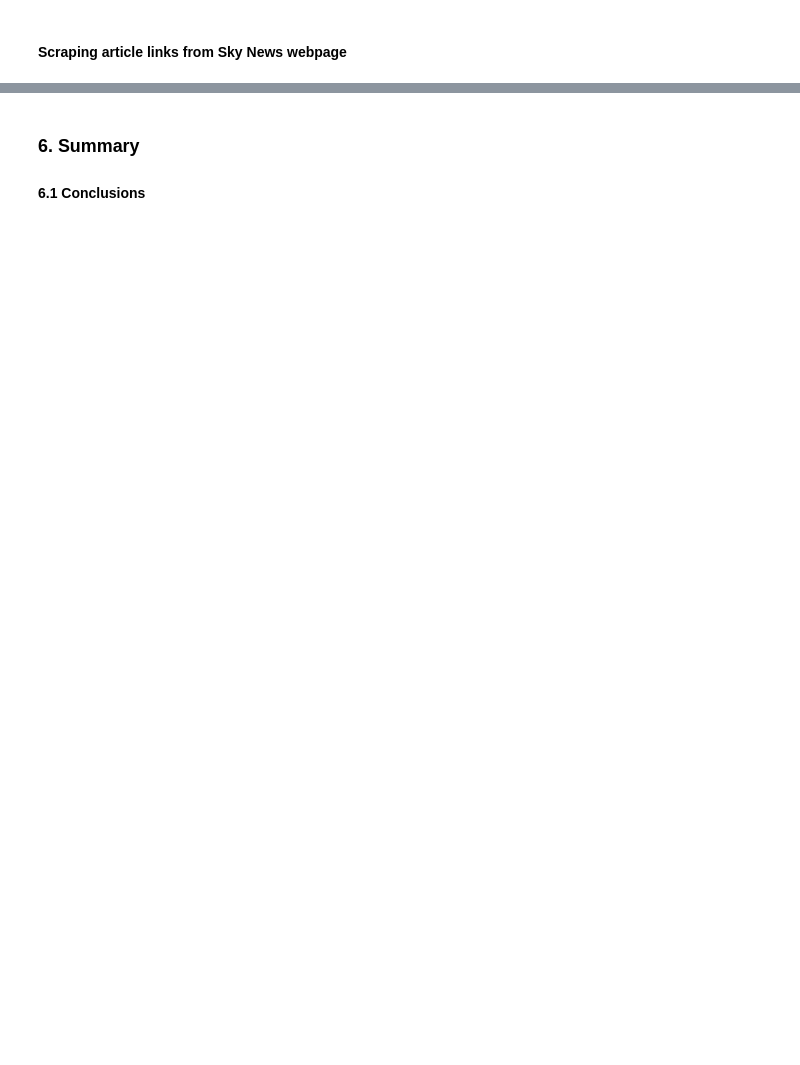
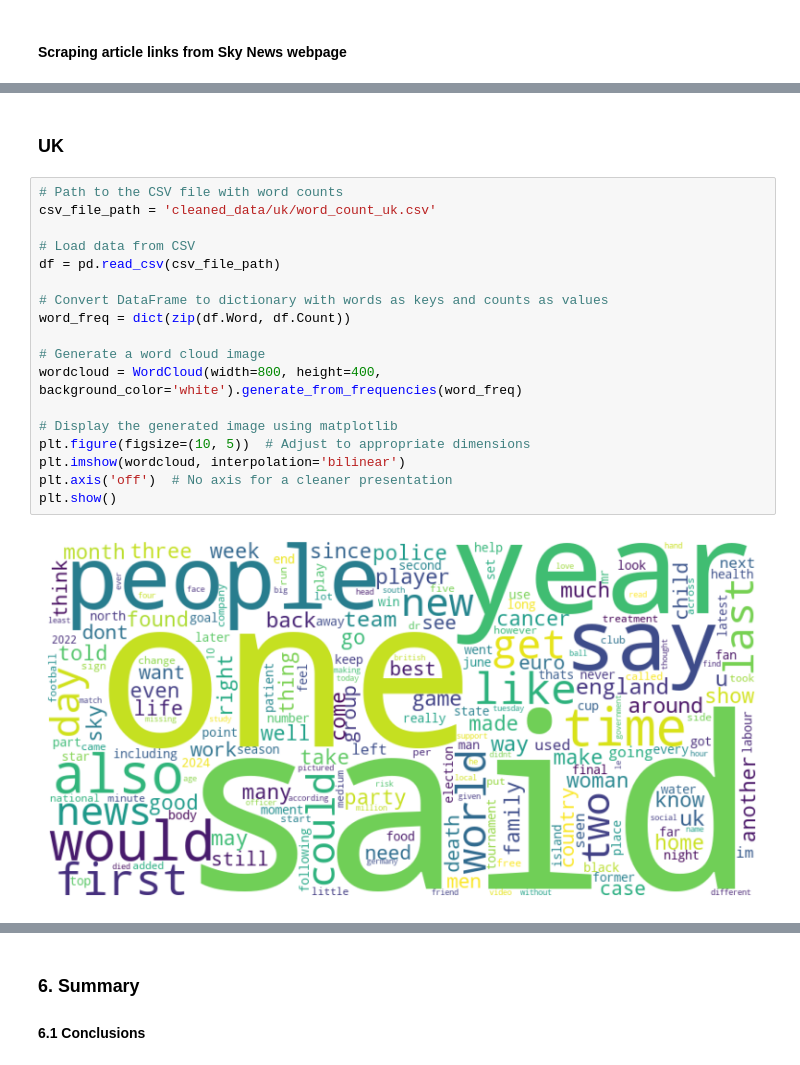
Before and after one commit to koojiansin/cm2015PwD_midSemProject, a Jupyter notebook: midSemProject.ipynb, the cells around one changed output, grey strips where cells are left out. Saved outputs shown, nothing was run; the diff lists cells and outputs as text; blank space fills up the shorter version.

```diff
--- a/midSemProject.ipynb
+++ b/midSemProject.ipynb
@@ -382,0 +1097,22 @@ Extracted URLs have been saved to scrape_link/global/sky_news_links.csv
+# %% [markdown]
+<h3>UK</h3>
+# %%
+# Path to the CSV file with word counts
+csv_file_path = 'cleaned_data/uk/word_count_uk.csv'
+
+# Load data from CSV
+df = pd.read_csv(csv_file_path)
+
+# Convert DataFrame to dictionary with words as keys and counts as values
+word_freq = dict(zip(df.Word, df.Count))
+
+# Generate a word cloud image
+wordcloud = WordCloud(width=800, height=400, background_color='white').generate_from_frequencies(word_freq)
+
+# Display the generated image using matplotlib
+plt.figure(figsize=(10, 5))  # Adjust to appropriate dimensions
+plt.imshow(wordcloud, interpolation='bilinear')
+plt.axis('off')  # No axis for a cleaner presentation
+plt.show()
+# %% [output]
+[figure, added]
```
Also changed, not shown: parts of 45 cells of this notebook, 21 other files.
